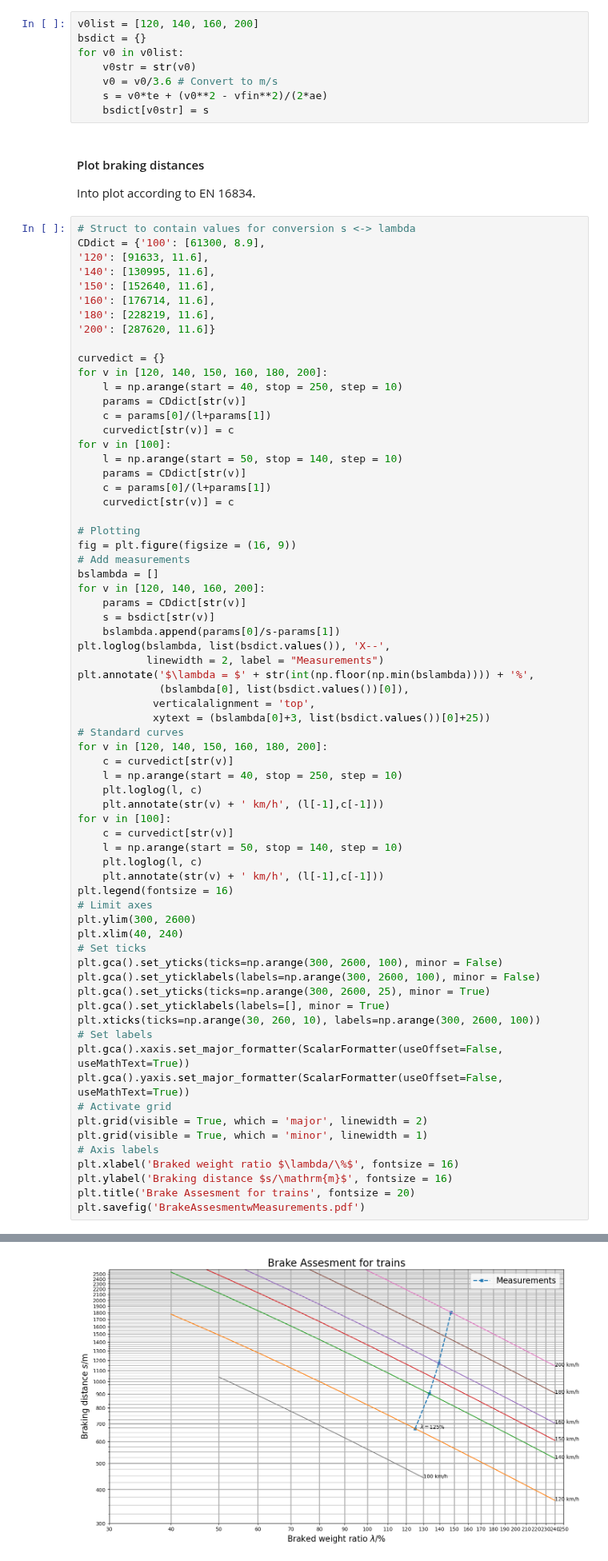
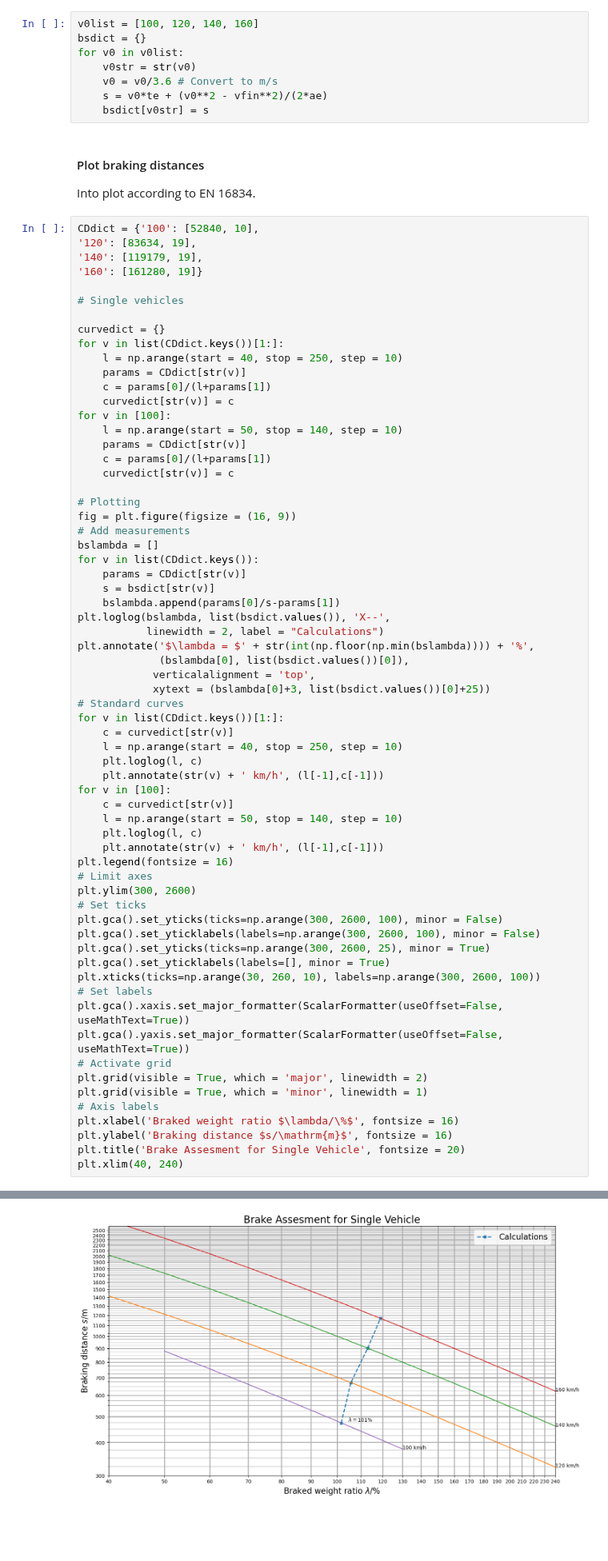
Before and after one commit to RailProfAC/RailwayBrakeCalculation, a Jupyter notebook: BrakeCalculationAverageValues.ipynb, the cells around one changed output, grey strips where cells are left out. Shown at 80% size. Cells and saved outputs as stored; diff of their text form; blank space fills up the shorter version.

Commit message:
Added MC-Simulation in README, Corrected Train vs. Single Vehicle Assessments

```diff
--- a/BrakeCalculationAverageValues.ipynb
+++ b/BrakeCalculationAverageValues.ipynb
@@ -200,5 +200,5 @@ Repeated brake distance measurements for $v_{max}$, 160 km/h, ..., 120 km/h.
 # %%
-v0list = [120, 140, 160, 200]
+v0list = [100, 120, 140, 160]
 bsdict = {}
 for v0 in v0list:
     v0str = str(v0)
@@ -210,17 +210,15 @@ for v0 in v0list:
 
 Into plot according to EN 16834.
 # %%
-# Struct to contain values for conversion s <-> lambda
-CDdict = {'100': [61300, 8.9],
-'120': [91633, 11.6],
-'140': [130995, 11.6],
-'150': [152640, 11.6],
-'160': [176714, 11.6],
-'180': [228219, 11.6],
-'200': [287620, 11.6]}
+CDdict = {'100': [52840, 10],
+'120': [83634, 19],
+'140': [119179, 19],
+'160': [161280, 19]}
+
+# Single vehicles
 
 curvedict = {}
-for v in [120, 140, 150, 160, 180, 200]:
+for v in list(CDdict.keys())[1:]:
     l = np.arange(start = 40, stop = 250, step = 10)
     params = CDdict[str(v)]
     c = params[0]/(l+params[1])
@@ -235,18 +233,18 @@ for v in [100]:
 fig = plt.figure(figsize = (16, 9))
 # Add measurements
 bslambda = []
-for v in [120, 140, 160, 200]:
+for v in list(CDdict.keys()):
     params = CDdict[str(v)]
     s = bsdict[str(v)]
     bslambda.append(params[0]/s-params[1])
 plt.loglog(bslambda, list(bsdict.values()), 'X--',
-           linewidth = 2, label = "Measurements")
+           linewidth = 2, label = "Calculations")
 plt.annotate('$\lambda = $' + str(int(np.floor(np.min(bslambda)))) + '%',
              (bslambda[0], list(bsdict.values())[0]),
             verticalalignment = 'top',
             xytext = (bslambda[0]+3, list(bsdict.values())[0]+25))
 # Standard curves
-for v in [120, 140, 150, 160, 180, 200]:
+for v in list(CDdict.keys())[1:]:
     c = curvedict[str(v)]
     l = np.arange(start = 40, stop = 250, step = 10)
     plt.loglog(l, c)
@@ -259,7 +257,6 @@ for v in [100]:
 plt.legend(fontsize = 16)
 # Limit axes
 plt.ylim(300, 2600)
-plt.xlim(40, 240)
 # Set ticks
 plt.gca().set_yticks(ticks=np.arange(300, 2600, 100), minor = False)
 plt.gca().set_yticklabels(labels=np.arange(300, 2600, 100), minor = False)
@@ -275,6 +272,6 @@ plt.grid(visible = True, which = 'minor', linewidth = 1)
 # Axis labels
 plt.xlabel('Braked weight ratio $\lambda/\%$', fontsize = 16)
 plt.ylabel('Braking distance $s/\mathrm{m}$', fontsize = 16)
-plt.title('Brake Assesment for trains', fontsize = 20)
-plt.savefig('BrakeAssesmentwMeasurements.pdf')
+plt.title('Brake Assesment for Single Vehicle', fontsize = 20)
+plt.xlim(40, 240)
 # %% [output]
@@ -281,4 +279,4 @@ plt.savefig('BrakeAssesmentwMeasurements.pdf')
-[figure, old version]
+[figure, new version]
 # %% [markdown]
 ## Separate plot of brake assesment graphic
 
```
Also changed, not shown: parts of 2 cells of this notebook, 2 other files.
